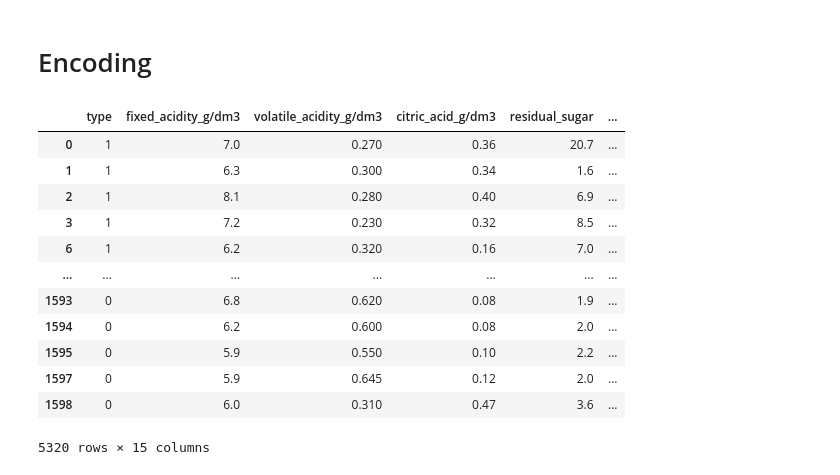
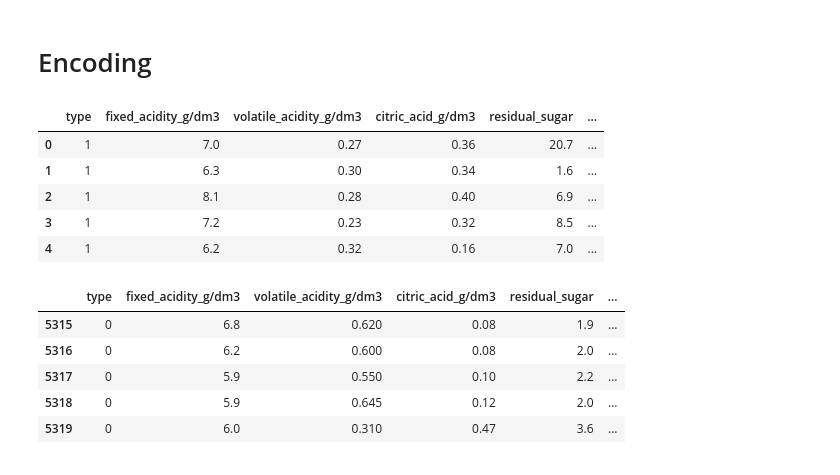
Before and after one commit to Paluqueserrano/BootCamp, a Jupyter notebook: MachineLearning1.ipynb, the cells around one changed output. Drawn from its saved outputs; the diff is of its cells as text; code cells hidden in the pictures.

```diff
--- a/MachineLearning1.ipynb
+++ b/MachineLearning1.ipynb
@@ -162,16 +156,0 @@ wines2=pd.concat([wines1, cat_col_encode], axis=1)
-# %%
-wines2
-# %% [output]
-|  | type | fixed_acidity_g/dm3 | volatile_acidity_g/dm3 | citric_acid_g/dm3 | residual_sugar | ... |
-| 0 | 1 | 7.0 | 0.270 | 0.36 | 20.7 | ... |
-| 1 | 1 | 6.3 | 0.300 | 0.34 | 1.6 | ... |
-| 2 | 1 | 8.1 | 0.280 | 0.40 | 6.9 | ... |
-| 3 | 1 | 7.2 | 0.230 | 0.32 | 8.5 | ... |
-| 6 | 1 | 6.2 | 0.320 | 0.16 | 7.0 | ... |
-| ... | ... | ... | ... | ... | ... | ... |
-| 1593 | 0 | 6.8 | 0.620 | 0.08 | 1.9 | ... |
-| 1594 | 0 | 6.2 | 0.600 | 0.08 | 2.0 | ... |
-| 1595 | 0 | 5.9 | 0.550 | 0.10 | 2.2 | ... |
-| 1597 | 0 | 5.9 | 0.645 | 0.12 | 2.0 | ... |
-| 1598 | 0 | 6.0 | 0.310 | 0.47 | 3.6 | ... |
-5320 rows × 15 columns
@@ -179,0 +157,22 @@ from sklearn.model_selection import train_test_split
+# %%
+wines1.reset_index(inplace=True)
+# %%
+wines1.drop("index", axis=1, inplace=True)
+# %%
+wines1.head()
+# %% [output]
+|  | type | fixed_acidity_g/dm3 | volatile_acidity_g/dm3 | citric_acid_g/dm3 | residual_sugar | ... |
+| 0 | 1 | 7.0 | 0.27 | 0.36 | 20.7 | ... |
+| 1 | 1 | 6.3 | 0.30 | 0.34 | 1.6 | ... |
+| 2 | 1 | 8.1 | 0.28 | 0.40 | 6.9 | ... |
+| 3 | 1 | 7.2 | 0.23 | 0.32 | 8.5 | ... |
+| 4 | 1 | 6.2 | 0.32 | 0.16 | 7.0 | ... |
+# %%
+wines1.tail()
+# %% [output]
+|  | type | fixed_acidity_g/dm3 | volatile_acidity_g/dm3 | citric_acid_g/dm3 | residual_sugar | ... |
+| 5315 | 0 | 6.8 | 0.620 | 0.08 | 1.9 | ... |
+| 5316 | 0 | 6.2 | 0.600 | 0.08 | 2.0 | ... |
+| 5317 | 0 | 5.9 | 0.550 | 0.10 | 2.2 | ... |
+| 5318 | 0 | 5.9 | 0.645 | 0.12 | 2.0 | ... |
+| 5319 | 0 | 6.0 | 0.310 | 0.47 | 3.6 | ... |
```
Also changed, not shown: parts of 15 cells of this notebook, 2 other files.
